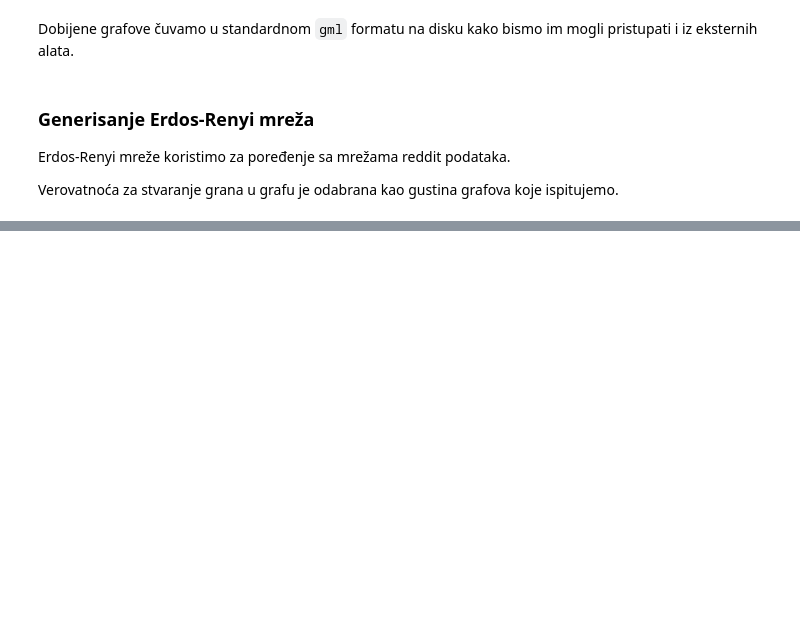
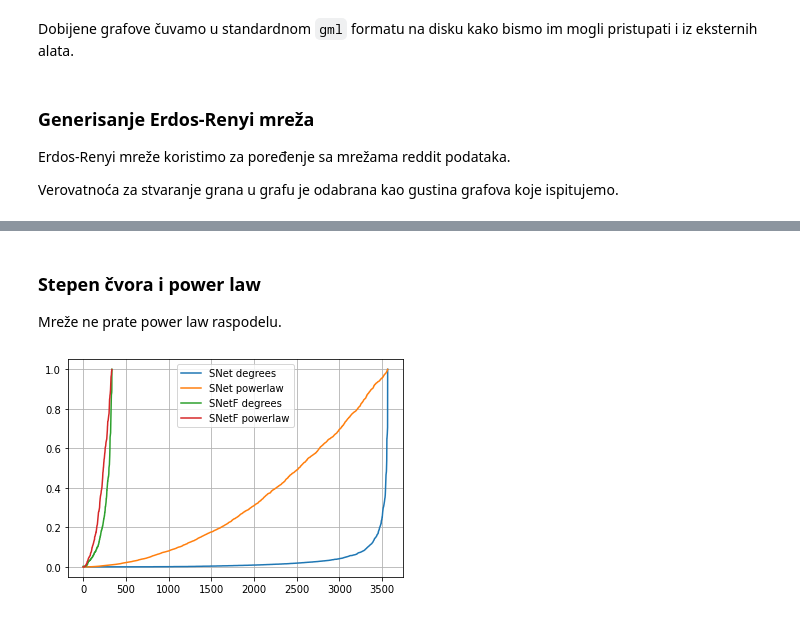
Before and after one commit to bogdanbebic/asm-reddit-analysis, a Jupyter notebook: reddit-analysis.ipynb, the cells around one changed output, grey strips where cells are left out. Drawn from its saved outputs; the diff is of its cells as text; code cells hidden in the pictures; blank space fills up the shorter version.

Commit message:
Add katz centrality and power law comparison

```diff
--- a/reddit-analysis.ipynb
+++ b/reddit-analysis.ipynb
@@ -261,0 +288,22 @@ TypeError: 'module' object is not callable
+# %% [markdown]
+### Stepen čvora i power law
+Mreže ne prate power law raspodelu.
+# %%
+snet_sorted_degrees = np.array(sorted([degree for node_id, degree in snet.degree]))
+snet_sorted_degrees_normalized = snet_sorted_degrees / snet_sorted_degrees[-1]
+snet_x_axis = np.linspace(0, len(snet_sorted_degrees), len(snet_sorted_degrees))
+snet_sorted_power_law = sorted(np.random.power(0.5, len(snet_sorted_degrees)))
+plt.plot(snet_x_axis, snet_sorted_degrees_normalized, label="SNet degrees")
+plt.plot(snet_x_axis, snet_sorted_power_law, label="SNet powerlaw")
+
+snetf_sorted_degrees = np.array(sorted([degree for node_id, degree in snetf.degree]))
+snetf_sorted_degrees_normalized = snetf_sorted_degrees / snetf_sorted_degrees[-1]
+snetf_x_axis = np.linspace(0, len(snetf_sorted_degrees), len(snetf_sorted_degrees))
+snetf_sorted_power_law = sorted(np.random.power(0.5, len(snetf_sorted_degrees)))
+plt.plot(snetf_x_axis, snetf_sorted_degrees_normalized, label="SNetF degrees")
+plt.plot(snetf_x_axis, snetf_sorted_power_law, label="SNetF powerlaw")
+
+plt.legend()
+plt.grid()
+# %% [output]
+[figure, added]
```
Also changed, not shown: parts of 14 cells of this notebook.
